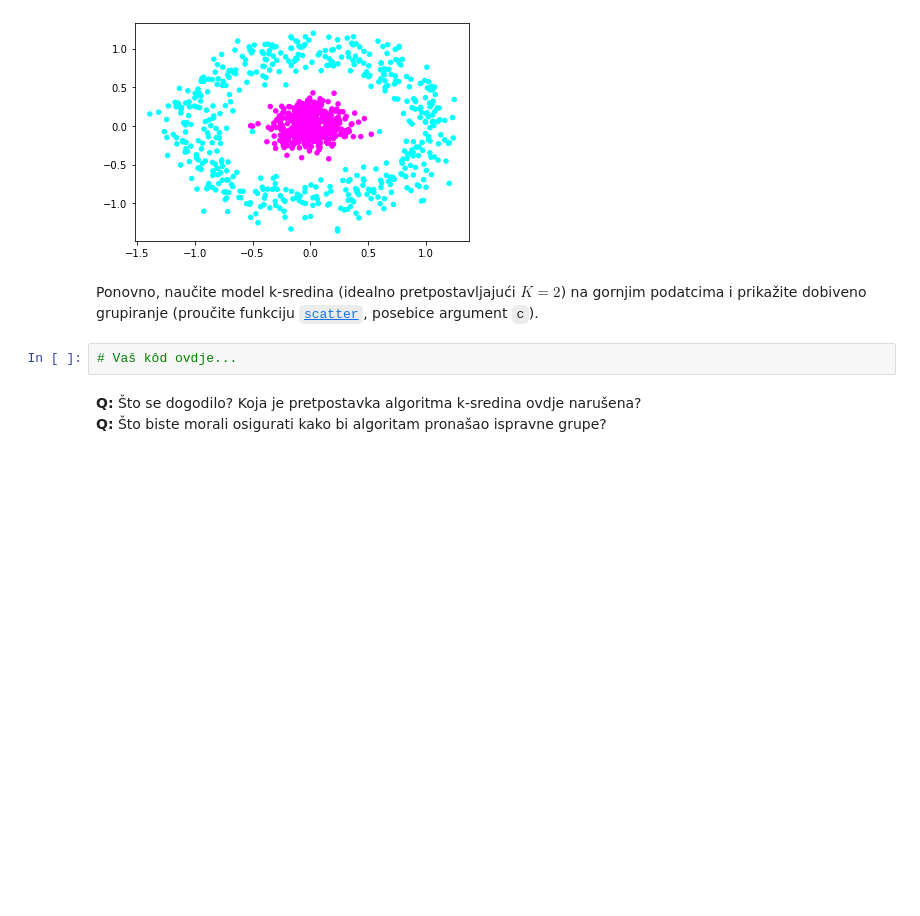
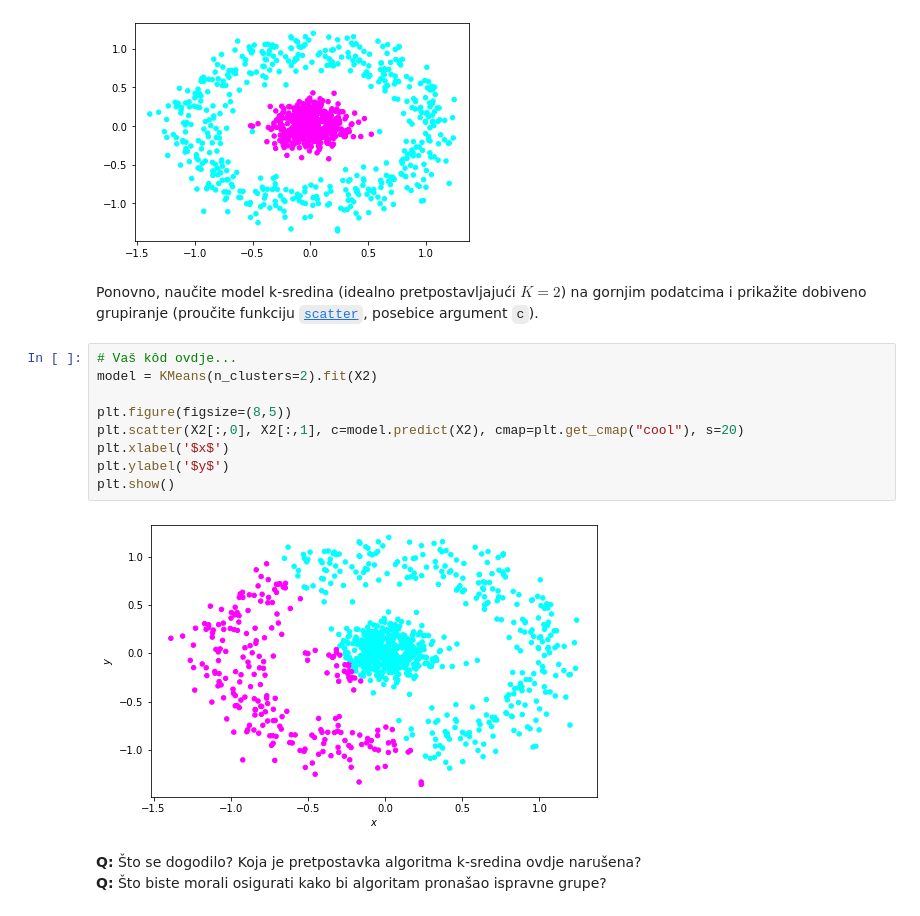
Before and after one commit to dbrcina/SU-FER-2020-21, a Jupyter notebook: SU-2020-LAB04-0036506587.ipynb, the cells around one changed output. Saved outputs shown, nothing was run; the diff lists cells and outputs as text; blank space fills up the shorter version.

```diff
--- a/SU-2020-LAB04-0036506587.ipynb
+++ b/SU-2020-LAB04-0036506587.ipynb
@@ -430,8 +554,17 @@ plt.scatter(X2[:,0], X2[:,1], c=y2, cmap=plt.get_cmap("cool"), s=20)
 [figure]
 # %% [markdown]
 Ponovno, naučite model k-sredina (idealno pretpostavljajući $K=2$) na gornjim podatcima i prikažite dobiveno grupiranje (proučite funkciju [`scatter`](http://matplotlib.org/api/pyplot_api.html#matplotlib.pyplot.scatter), posebice argument `c`).
-# %%
-# Vaš kôd ovdje...
+# %%
+# Vaš kôd ovdje...
+model = KMeans(n_clusters=2).fit(X2)
+
+plt.figure(figsize=(8,5))
+plt.scatter(X2[:,0], X2[:,1], c=model.predict(X2), cmap=plt.get_cmap("cool"), s=20)
+plt.xlabel('$x$')
+plt.ylabel('$y$')
+plt.show()
+# %% [output]
+[figure, added]
 # %% [markdown]
 **Q:** Što se dogodilo? Koja je pretpostavka algoritma k-sredina ovdje narušena?
 **Q:** Što biste morali osigurati kako bi algoritam pronašao ispravne grupe?
```
Also changed, not shown: parts of 18 cells of this notebook.
